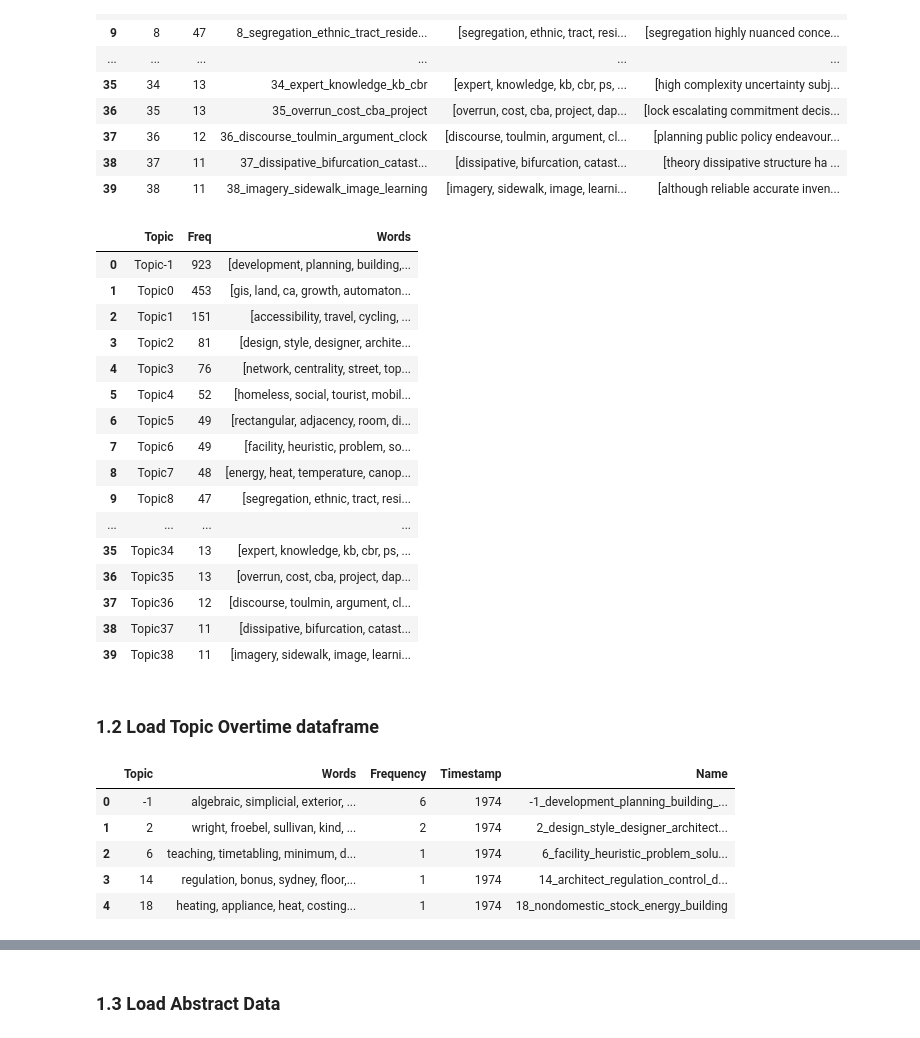
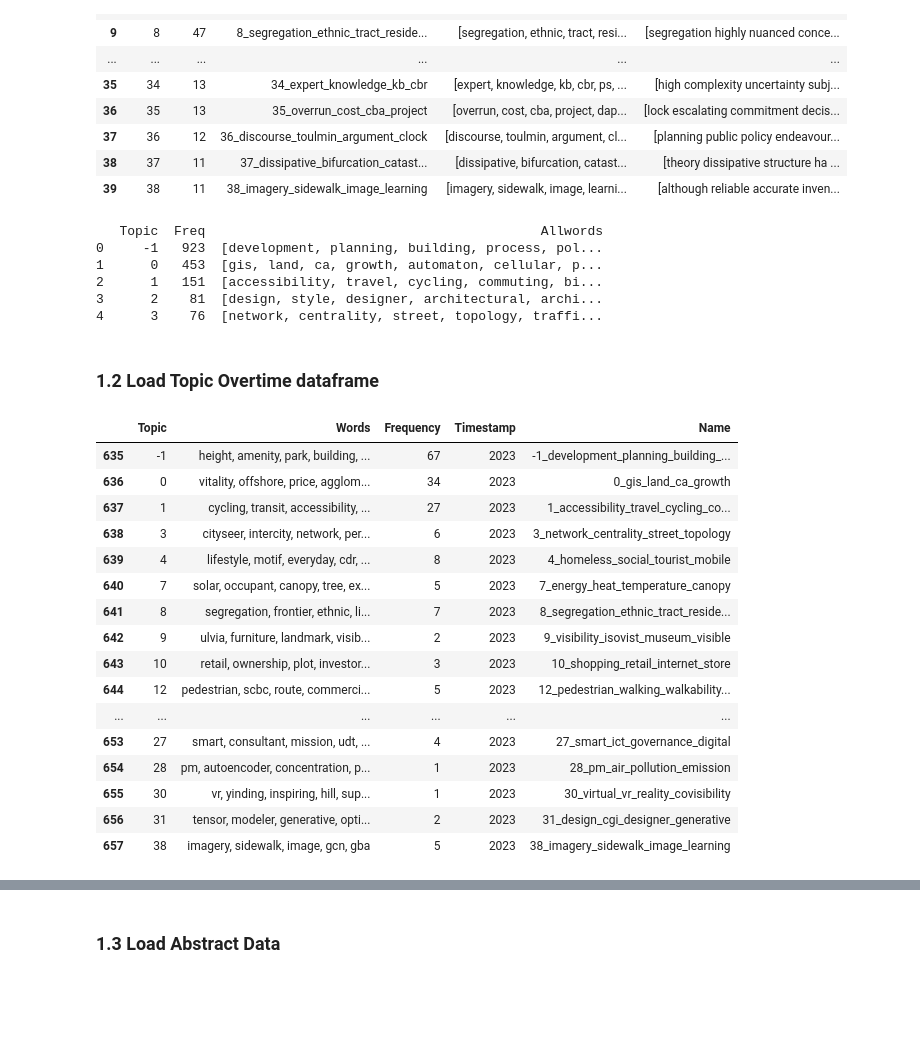
Before and after one commit to njiang8/EPB_editorial, a Jupyter notebook: epb_abs_topicmodel_ana.ipynb, the cells around one changed output, grey strips where cells are left out. Cells and saved outputs as stored; diff of their text form; code cells hidden in the pictures; blank space fills up the shorter version.

```diff
--- a/epb_abs_topicmodel_ana.ipynb
+++ b/epb_abs_topicmodel_ana.ipynb
@@ -33,35 +66,36 @@ freq
 # %%
 # Get all word representing each topic from topic model
-from src.analysistools import __get_topic_allwords__
+#from src.analysistools import __get_topic_allwords__
 topic_allwords = __get_topic_allwords__(freq.Topic, topic_model)
-topic_allwords
+print(topic_allwords.head())
+#topic_allwords['Topic'] = topic_allwords['Topic'].astype(int)
 # %% [output]
-|  | Topic | Freq | Words |
-| 0 | Topic-1 | 923 | [development, planning, building,... |
-| 1 | Topic0 | 453 | [gis, land, ca, growth, automaton... |
-| 2 | Topic1 | 151 | [accessibility, travel, cycling, ... |
-| 3 | Topic2 | 81 | [design, style, designer, archite... |
-| 4 | Topic3 | 76 | [network, centrality, street, top... |
-| 5 | Topic4 | 52 | [homeless, social, tourist, mobil... |
-| 6 | Topic5 | 49 | [rectangular, adjacency, room, di... |
-| 7 | Topic6 | 49 | [facility, heuristic, problem, so... |
-| 8 | Topic7 | 48 | [energy, heat, temperature, canop... |
-| 9 | Topic8 | 47 | [segregation, ethnic, tract, resi... |
-| ... | ... | ... | ... |
-| 35 | Topic34 | 13 | [expert, knowledge, kb, cbr, ps, ... |
-| 36 | Topic35 | 13 | [overrun, cost, cba, project, dap... |
-| 37 | Topic36 | 12 | [discourse, toulmin, argument, cl... |
-| 38 | Topic37 | 11 | [dissipative, bifurcation, catast... |
-| 39 | Topic38 | 11 | [imagery, sidewalk, image, learni... |
+   Topic  Freq                                           Allwords
+0     -1   923  [development, planning, building, process, pol...
+1      0   453  [gis, land, ca, growth, automaton, cellular, p...
+2      1   151  [accessibility, travel, cycling, commuting, bi...
+3      2    81  [design, style, designer, architectural, archi...
+4      3    76  [network, centrality, street, topology, traffi...
 # %% [markdown]
 ### 1.2 Load Topic Overtime dataframe
 # %%
 topics_over_time = pd.read_csv("results/topics_over_time_tfidf_model.csv").iloc[:,1:]
-topics_over_time.head()
+topics_over_time[topics_over_time['Timestamp'] == 2023]
 # %% [output]
 |  | Topic | Words | Frequency | Timestamp | Name |
-| 0 | -1 | algebraic, simplicial, exterior, ... | 6 | 1974 | -1_development_planning_building_... |
-| 1 | 2 | wright, froebel, sullivan, kind, ... | 2 | 1974 | 2_design_style_designer_architect... |
-| 2 | 6 | teaching, timetabling, minimum, d... | 1 | 1974 | 6_facility_heuristic_problem_solu... |
-| 3 | 14 | regulation, bonus, sydney, floor,... | 1 | 1974 | 14_architect_regulation_control_d... |
-| 4 | 18 | heating, appliance, heat, costing... | 1 | 1974 | 18_nondomestic_stock_energy_building |
+| 635 | -1 | height, amenity, park, building, ... | 67 | 2023 | -1_development_planning_building_... |
+| 636 | 0 | vitality, offshore, price, agglom... | 34 | 2023 | 0_gis_land_ca_growth |
+| 637 | 1 | cycling, transit, accessibility, ... | 27 | 2023 | 1_accessibility_travel_cycling_co... |
+| 638 | 3 | cityseer, intercity, network, per... | 6 | 2023 | 3_network_centrality_street_topology |
+| 639 | 4 | lifestyle, motif, everyday, cdr, ... | 8 | 2023 | 4_homeless_social_tourist_mobile |
+| 640 | 7 | solar, occupant, canopy, tree, ex... | 5 | 2023 | 7_energy_heat_temperature_canopy |
+| 641 | 8 | segregation, frontier, ethnic, li... | 7 | 2023 | 8_segregation_ethnic_tract_reside... |
+| 642 | 9 | ulvia, furniture, landmark, visib... | 2 | 2023 | 9_visibility_isovist_museum_visible |
+| 643 | 10 | retail, ownership, plot, investor... | 3 | 2023 | 10_shopping_retail_internet_store |
+| 644 | 12 | pedestrian, scbc, route, commerci... | 5 | 2023 | 12_pedestrian_walking_walkability... |
+| ... | ... | ... | ... | ... | ... |
+| 653 | 27 | smart, consultant, mission, udt, ... | 4 | 2023 | 27_smart_ict_governance_digital |
+| 654 | 28 | pm, autoencoder, concentration, p... | 1 | 2023 | 28_pm_air_pollution_emission |
+| 655 | 30 | vr, yinding, inspiring, hill, sup... | 1 | 2023 | 30_virtual_vr_reality_covisibility |
+| 656 | 31 | tensor, modeler, generative, opti... | 2 | 2023 | 31_design_cgi_designer_generative |
+| 657 | 38 | imagery, sidewalk, image, gcn, gba | 5 | 2023 | 38_imagery_sidewalk_image_learning |
```
Also changed, not shown: parts of 3 cells of this notebook, 3 other files.
